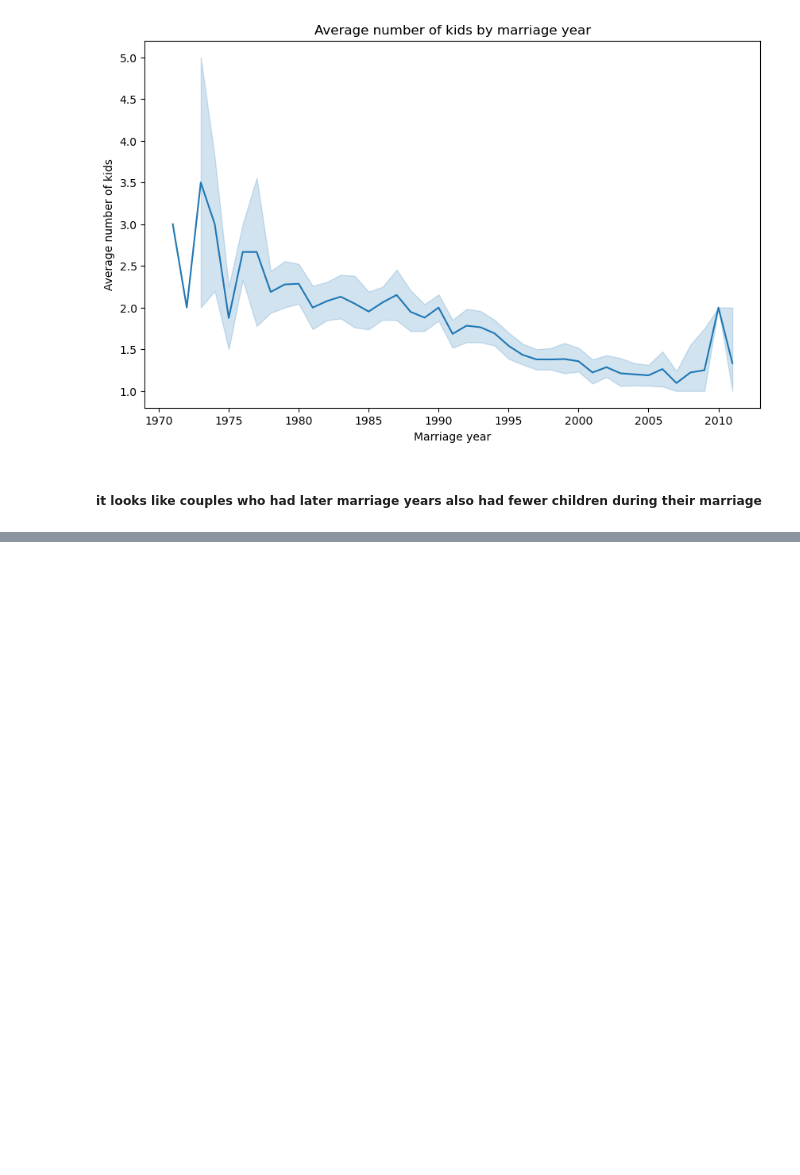
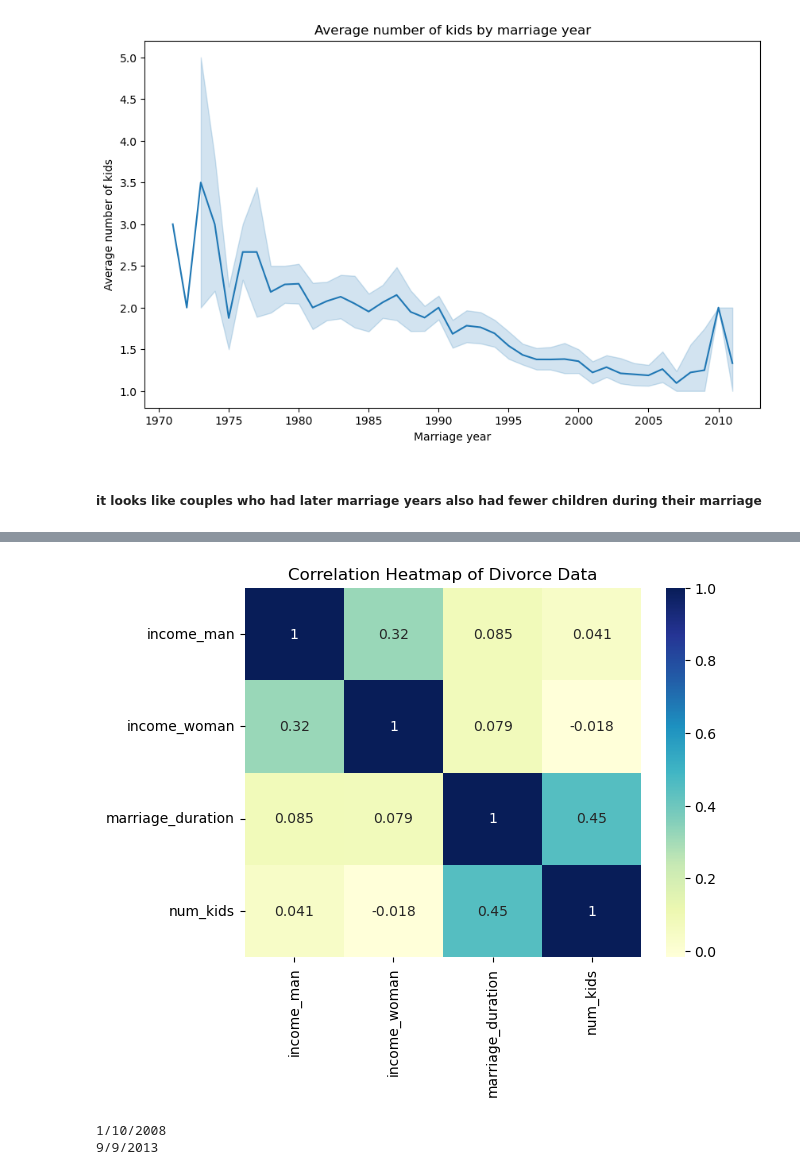
Before and after one commit to UCJPENIEL/Analytics-in-Python-Projects, a Jupyter notebook: Class data python class.ipynb, the cells around one changed output, grey strips where cells are left out. Cells and saved outputs as stored; diff of their text form; code cells hidden in the pictures; blank space fills up the shorter version.

```diff
--- a/Class data python class.ipynb
+++ b/Class data python class.ipynb
@@ -374,0 +377,7 @@ dtype: object
+# %%
+# import dataframe
+divorce = pd.read_csv(r"C:\Users\NEW USER\anaconda_projects\divorce.csv")
+print(divorce.head())
+
+# Correlation of numeric columns and using numeric_only to avoid errors from non numeric columns
+divorce.corr(numeric_only=True)
@@ -374,0 +406,12 @@ dtype: object
+# %%
+sns.heatmap(divorce.corr(numeric_only=True), annot=True, cmap="YlGnBu")
+plt.title("Correlation Heatmap of Divorce Data")
+plt.show()
+
+# Correlation in context
+print(divorce["divorce_date"].min())
+print(divorce["divorce_date"].max())
+# %% [output]
+[figure, added]
+1/10/2008
+9/9/2013
```
Also changed, not shown: parts of 21 cells of this notebook.
